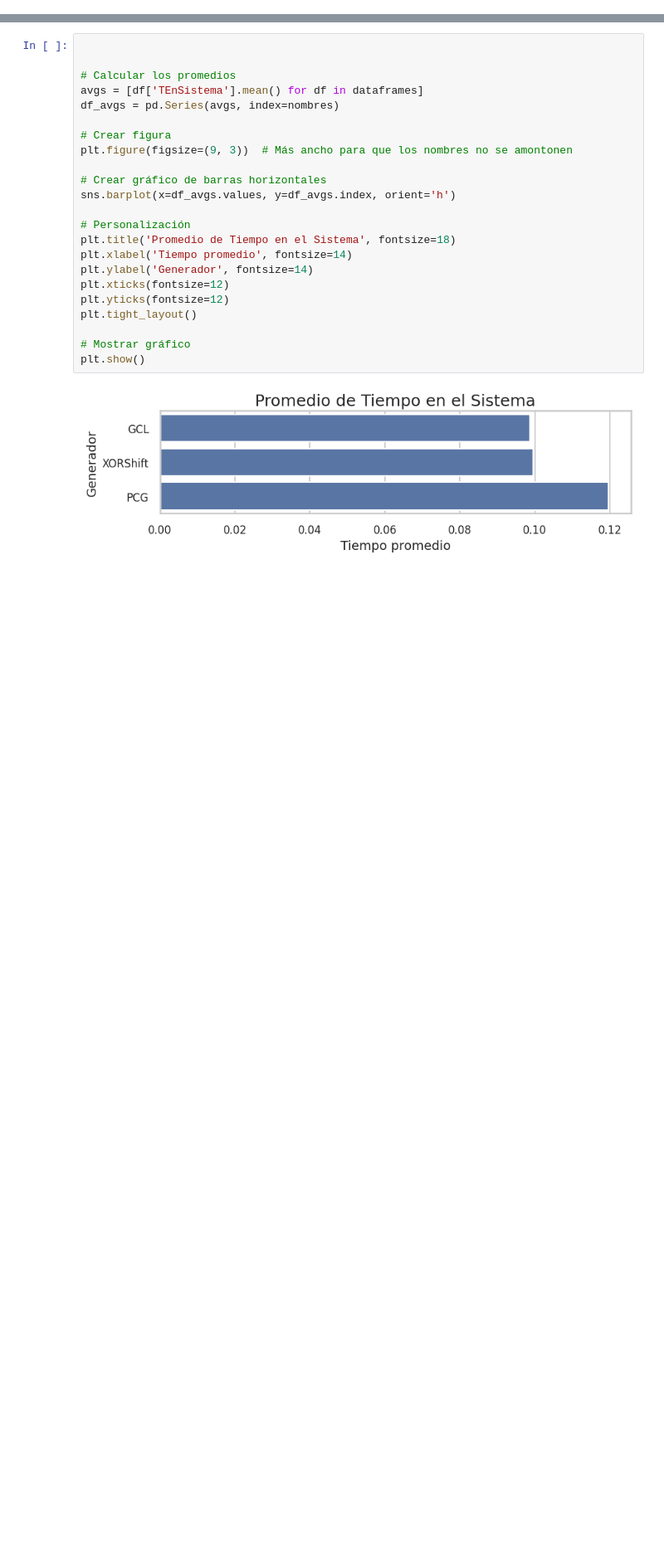
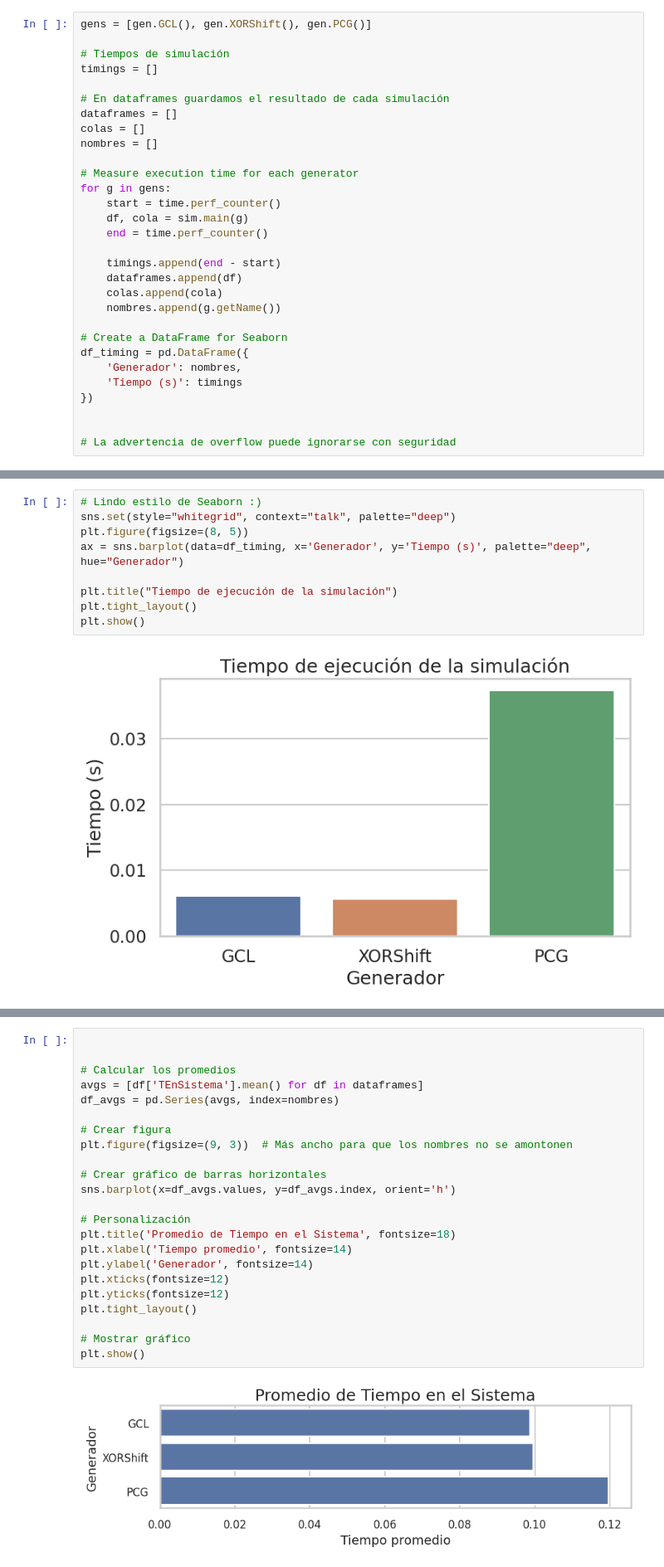
Before and after one commit to slopezpereyra/ModelosTE, a Jupyter notebook: Graficos.ipynb, the cells around one changed output, grey strips where cells are left out. Shown at 83% size. Saved outputs shown, nothing was run; the diff lists cells and outputs as text; blank space fills up the shorter version.

Commit message:
Mejorada la notebook y añadidos tiempos de ejecucion

```diff
--- a/Graficos.ipynb
+++ b/Graficos.ipynb
@@ -30,0 +12,30 @@ dataframes[1]
+# %%
+gens = [gen.GCL(), gen.XORShift(), gen.PCG()]
+
+# Tiempos de simulación
+timings = []
+
+# En dataframes guardamos el resultado de cada simulación
+dataframes = []
+colas = []
+nombres = []
+
+# Measure execution time for each generator
+for g in gens:
+    start = time.perf_counter()
+    df, cola = sim.main(g)
+    end = time.perf_counter()
+
+    timings.append(end - start)
+    dataframes.append(df)
+    colas.append(cola)
+    nombres.append(g.getName())
+
+# Create a DataFrame for Seaborn
+df_timing = pd.DataFrame({
+    'Generador': nombres,
+    'Tiempo (s)': timings
+})
+
+
+# La advertencia de overflow puede ignorarse con seguridad
@@ -30,0 +44,11 @@ dataframes[1]
+# %%
+# Lindo estilo de Seaborn :)
+sns.set(style="whitegrid", context="talk", palette="deep")
+plt.figure(figsize=(8, 5))
+ax = sns.barplot(data=df_timing, x='Generador', y='Tiempo (s)', palette="deep", hue="Generador")
+
+plt.title("Tiempo de ejecución de la simulación")
+plt.tight_layout()
+plt.show()
+# %% [output]
+[figure, added]
```
Also changed, not shown: parts of 18 cells of this notebook, 5 other files.
